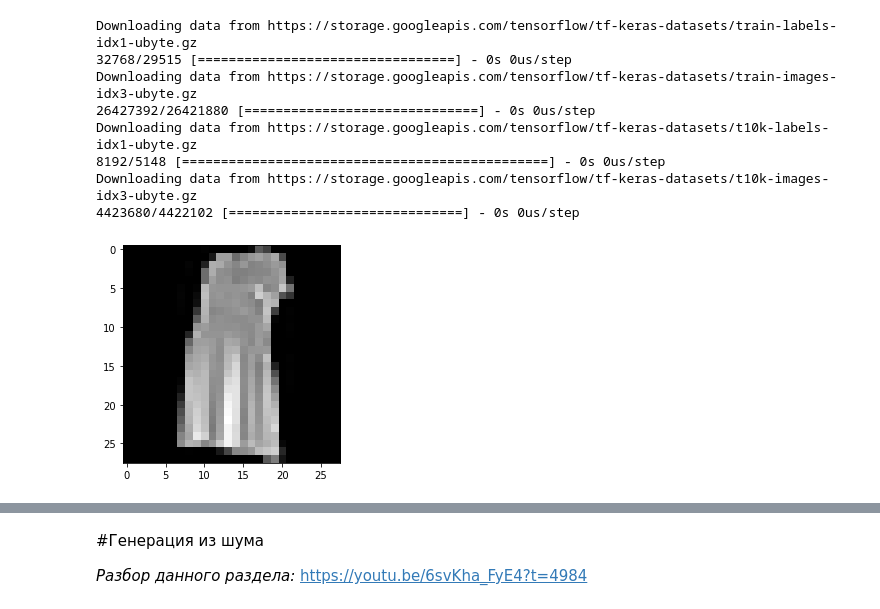
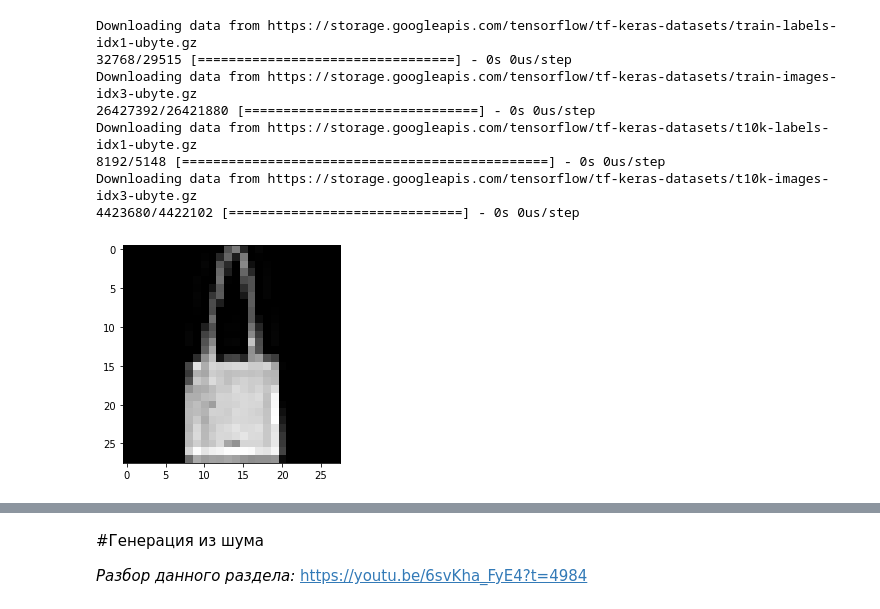
Before and after one commit to errec-sun/brain, a Jupyter notebook: 9_Занятие_9_Автокодировщики.ipynb, the cells around one changed output, grey strips where cells are left out. Saved outputs shown, nothing was run; the diff lists cells and outputs as text; code cells hidden in the pictures.

```diff
--- a/9_Занятие_9_Автокодировщики.ipynb
+++ b/9_Занятие_9_Автокодировщики.ipynb
@@ -164,15 +164,15 @@ Downloading data from https://storage.googleapis.com/tensorflow/tf-keras-dataset
 4423680/4422102 [==============================] - 0s 0us/step
 # %%
 # Взглянем на пример изображения из базы fashion_mnist
-n = 211 # выбираем картинку
+n = 200 # выбираем картинку
 xxT = xTrainMnistF[n].reshape((28,28)) # указываем размеры этой картинки как 28*28
 xxT = xxT * 255 # представляем в виде значений от 0 до 255
 
 img = Image.fromarray(xxT) # из указанного массива значений будем строить рисунок
 plt.imshow(img.convert('RGBA')) # переводим в 4х-канальное цветовое пространство RGBA
 plt.show() # покажем картинку
 # %% [output]
-[figure, old version]
+[figure, new version]
 # %%
 predMnistF = modelAutoMnist.predict(xTrainMnistF[:100]) # сделаем предикт для первых ста картинок из fashion_mnist
 
```
Also changed, not shown: parts of 7 cells of this notebook.
